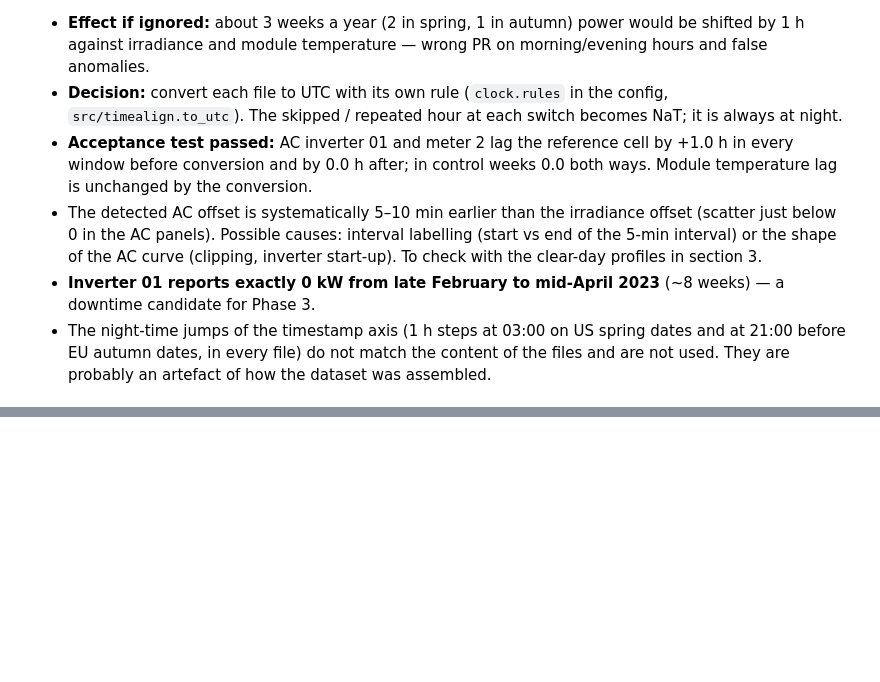
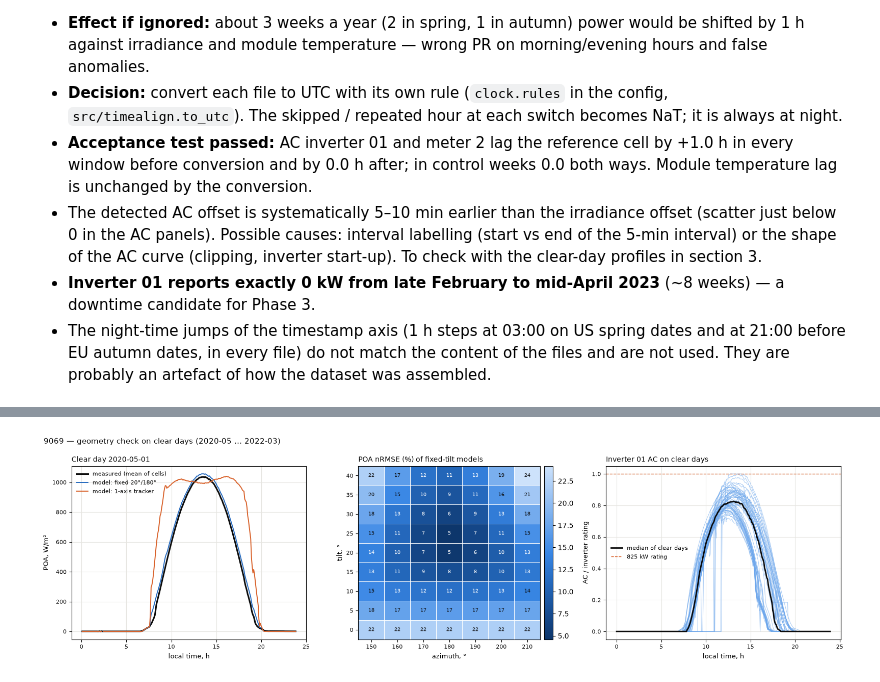
Before and after one commit to owl-solar/pv-loss-auditor, a Jupyter notebook: notebooks/01_data_qa.ipynb, the cells around one changed output, grey strips where cells are left out. Drawn from its saved outputs; the diff is of its cells as text; code cells hidden in the pictures; blank space fills up the shorter version.

```diff
--- a/notebooks/01_data_qa.ipynb
+++ b/notebooks/01_data_qa.ipynb
@@ -255,0 +307,8 @@ lags.pivot_table(index=["window", "kind"], columns="channel",
+# %%
+grid = geo.orientation_grid(site, measured, fit_mask, gc["grid_tilts_deg"], gc["grid_azimuths_deg"], ghi)
+best = grid.stack().nsmallest(3).round(1)
+print("best fixed orientations (tilt, azimuth): nRMSE %\n", best.to_string())
+
+# Residual of the metadata geometry by local hour: a geometry error would be asymmetric
+# (azimuth) or grow towards noon (tilt); a symmetric morning/evening excess points to AOI.
+geo.residual_by_hour(models[("fixed 20/180", "GHI -> Erbs -> Perez")], measured, fit_mask).round(1).to_frame("model - measured, % of mean").T
@@ -255,0 +323,14 @@ lags.pivot_table(index=["window", "kind"], columns="channel",
+# %%
+ac = ta.load_period(config, "electrical_ac")
+ac.index = ta.to_utc(ac.index, clk["rules"]["electrical_ac"])
+ac = ac[ac.index.notna()]
+meter = to_utc_series(meter2, "meter")
+
+# Per inverter on clear days: equal energy = equal DC; peak max = clipping level = AC rating.
+inv_summary = geo.clear_day_inverter_summary(ac, days_clear)
+in_period = geo.local_day(ac.index).isin(days_clear)
+meter_ratio = ac[in_period].clip(lower=0).sum().sum() / meter[geo.local_day(meter.index).isin(days_clear)].clip(lower=0).sum()
+print(f"sum of 40 inverters / meter 2, clear days: {meter_ratio:.3f}")
+print("energy_rel, inverters 01-20 vs 21-40 (median):",
+      round(inv_summary["energy_rel"].iloc[:20].median(), 3), round(inv_summary["energy_rel"].iloc[20:].median(), 3))
+inv_summary.describe().round(3)
@@ -255,0 +349,24 @@ lags.pivot_table(index=["window", "kind"], columns="channel",
+# %%
+# Example day: the clear day with the highest measured POA energy.
+day_of = geo.local_day(measured.index)
+example = max(days_clear, key=lambda d: measured[day_of == d].sum())
+sel = day_of == example
+day_poa = pd.DataFrame({"measured": measured[sel],
+                        "fixed": models[(fixed_label, "GHI -> Erbs -> Perez")][sel],
+                        "tracker": models[("tracker", "GHI -> Erbs -> Perez")][sel]})
+day_poa.index = day_poa.index.tz_convert(geo.LOCAL_TZ)
+
+# Inverter 01 on every clear day, normalised by its AC rating, on local clock hours.
+rating_kw = config["inverters"]["ac_kw"][0]["ac_kw"]
+inv = ac["p_ac_inv01_kw"][geo.local_day(ac.index).isin(days_clear)]
+t_local = inv.index.tz_convert(geo.LOCAL_TZ)
+ac_profiles = pd.DataFrame({"value": inv.to_numpy() / rating_kw,
+                            "day": t_local.normalize().tz_localize(None),
+                            "hour": t_local.hour + t_local.minute / 60}
+                           ).pivot_table(index="hour", columns="day", values="value")
+
+fig = geometry_check_plot(day_poa, grid, ac_profiles, rating_kw,
+                          title="9069 — geometry check on clear days (2020-05 … 2022-03)")
+fig.savefig("reports/figures/9069_geometry_check.png", dpi=130, bbox_inches="tight")
+# %% [output]
+[figure, added]
```
Also changed, not shown: parts of 8 cells of this notebook, 5 other files.
